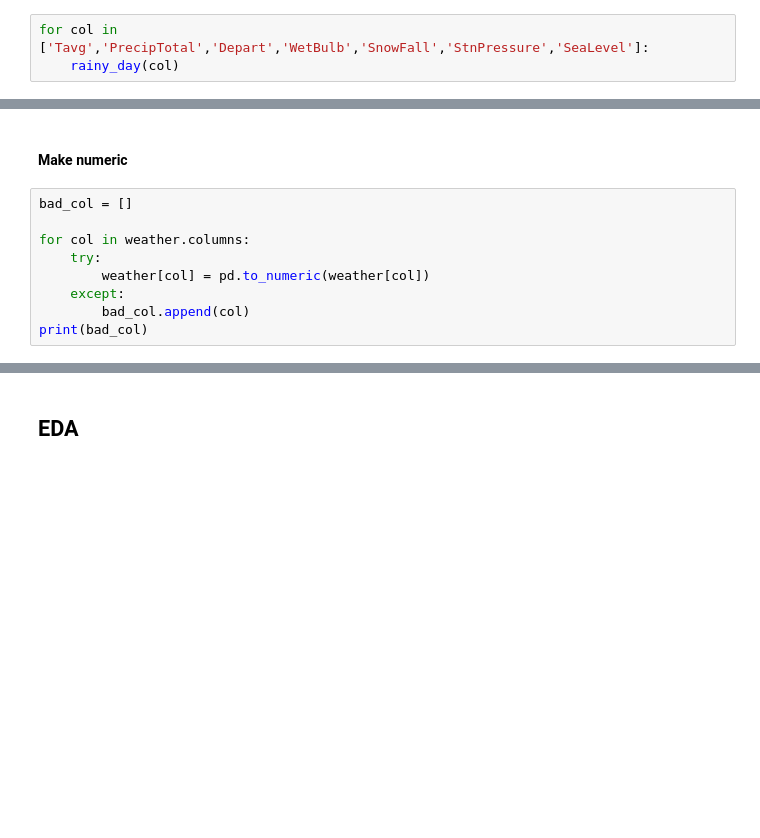
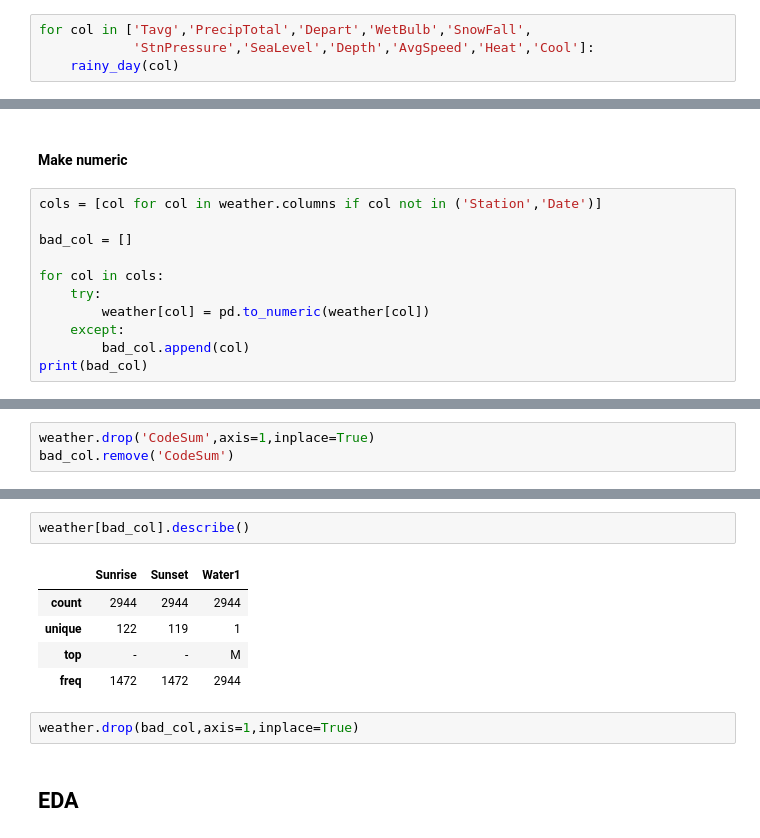
Before and after one commit to mjschillawski/west_nile_virus, a Jupyter notebook: schillawski_wnv.ipynb, the cells around one changed output, grey strips where cells are left out. Saved outputs shown, nothing was run; the diff lists cells and outputs as text; blank space fills up the shorter version.

```diff
--- a/schillawski_wnv.ipynb
+++ b/schillawski_wnv.ipynb
@@ -225,7 +228,8 @@ def rainy_day(column):
     weather[column] = weather[column].str.replace('M','0.0')
     weather[column] = weather[column].astype(float)
 # %%
-for col in ['Tavg','PrecipTotal','Depart','WetBulb','SnowFall','StnPressure','SeaLevel']:
+for col in ['Tavg','PrecipTotal','Depart','WetBulb','SnowFall',
+            'StnPressure','SeaLevel','Depth','AvgSpeed','Heat','Cool']:
     rainy_day(col)
 # %%
 #All Tavg values that were missing (changed to 0 with rainy_day function) are given values from min/max
@@ -256,9 +260,11 @@ Name: Tavg, Length: 66, dtype: int64
 # %% [markdown]
 #### Make numeric
 # %%
+cols = [col for col in weather.columns if col not in ('Station','Date')]
+
 bad_col = []
 
-for col in weather.columns:
+for col in cols:
     try:
         weather[col] = pd.to_numeric(weather[col])
     except:
@@ -268,0 +275,3 @@ print(bad_col)
+# %%
+weather.drop('CodeSum',axis=1,inplace=True)
+bad_col.remove('CodeSum')
@@ -269,3 +295,13 @@ print(bad_col)
+# %%
+weather[bad_col].describe()
+# %% [output]
+|  | Sunrise | Sunset | Water1 |
+| count | 2944 | 2944 | 2944 |
+| unique | 122 | 119 | 1 |
+| top | - | - | M |
+| freq | 1472 | 1472 | 2944 |
+# %%
+weather.drop(bad_col,axis=1,inplace=True)
 # %% [markdown]
 ## EDA
 # %% [markdown]
```
Also changed, not shown: parts of 41 cells of this notebook.
